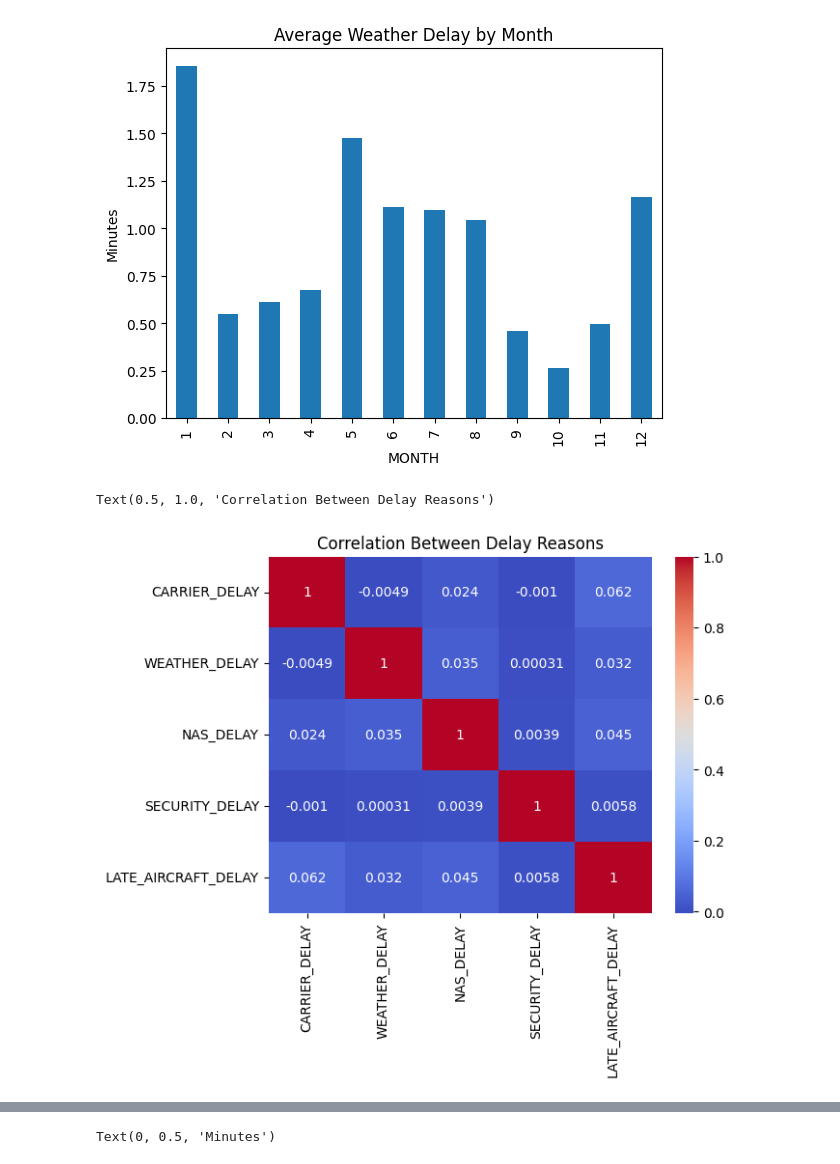
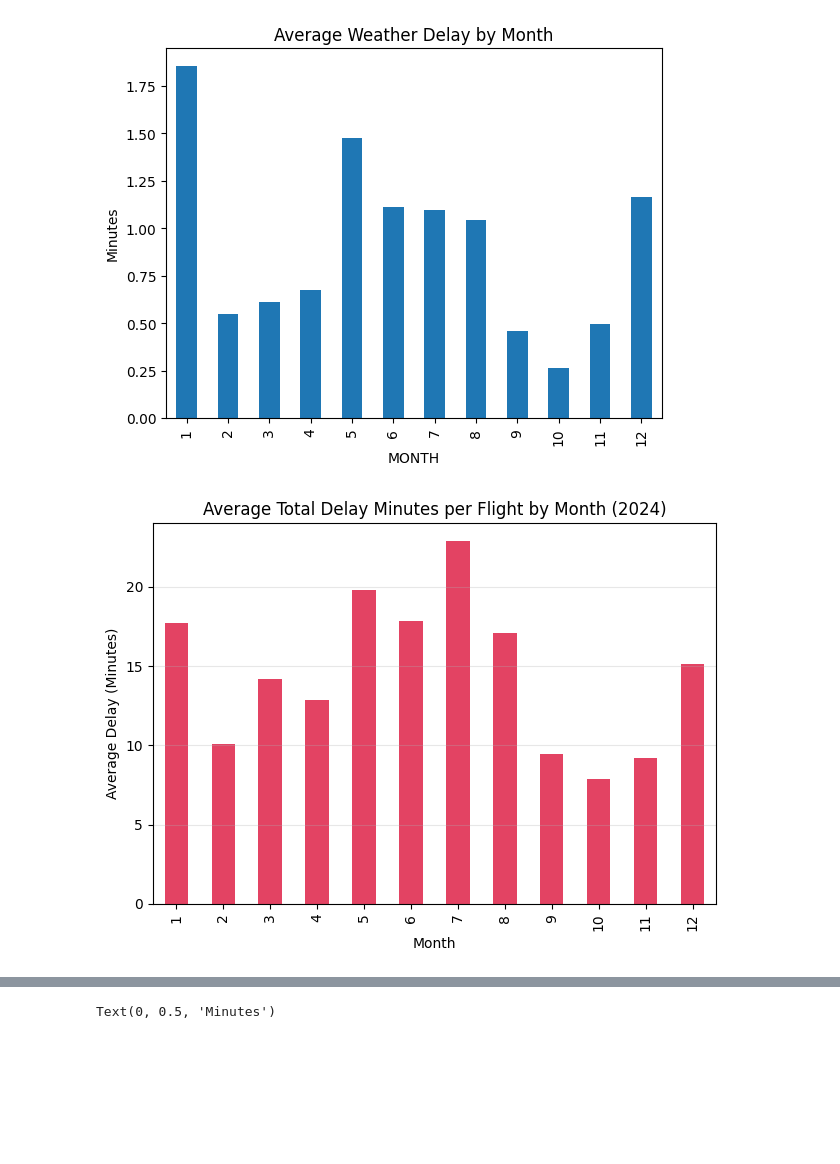
Before and after one commit to elenayzhu/mie368, a Jupyter notebook: individual-eda/Elena's_EDA.ipynb, the cells around one changed output, grey strips where cells are left out. Drawn from its saved outputs; the diff is of its cells as text; code cells hidden in the pictures; blank space fills up the shorter version.

```diff
--- a/individual-eda/Elena's_EDA.ipynb
+++ b/individual-eda/Elena's_EDA.ipynb
@@ -123,11 +123,28 @@ plt.ylabel("Minutes")
 # %% [output]
 Text(0, 0.5, 'Minutes')
 [figure]
-# %%
-#correlation between delay reasons
-
-sns.heatmap(flight_data[delay_cols].corr(), annot=True, cmap='coolwarm')
-plt.title("Correlation Between Delay Reasons")
-# %% [output]
-Text(0.5, 1.0, 'Correlation Between Delay Reasons')
-[figure, removed]
+# %%
+import matplotlib.pyplot as plt
+import pandas as pd
+
+# Exclude SECURITY_DELAY if desired
+delay_cols_no_security = [c for c in delay_cols if c != 'SECURITY_DELAY']
+
+# Compute total delay per flight (sum across delay types)
+flight_data['TOTAL_DELAY_MIN'] = flight_data[delay_cols_no_security].sum(axis=1)
+
+# Group by month and compute average delay
+avg_delay_by_month = flight_data.groupby('MONTH')['TOTAL_DELAY_MIN'].mean()
+
+# Plot
+plt.figure()
+avg_delay_by_month.plot(kind='bar', color='crimson', alpha=0.8)
+
+plt.title("Average Total Delay Minutes per Flight by Month (2024)")
+plt.ylabel("Average Delay (Minutes)")
+plt.xlabel("Month")
+plt.grid(axis='y', alpha=0.3)
+plt.tight_layout()
+plt.show()
+# %% [output]
+[figure, added]
```
Also changed, not shown: parts of 12 cells of this notebook.
